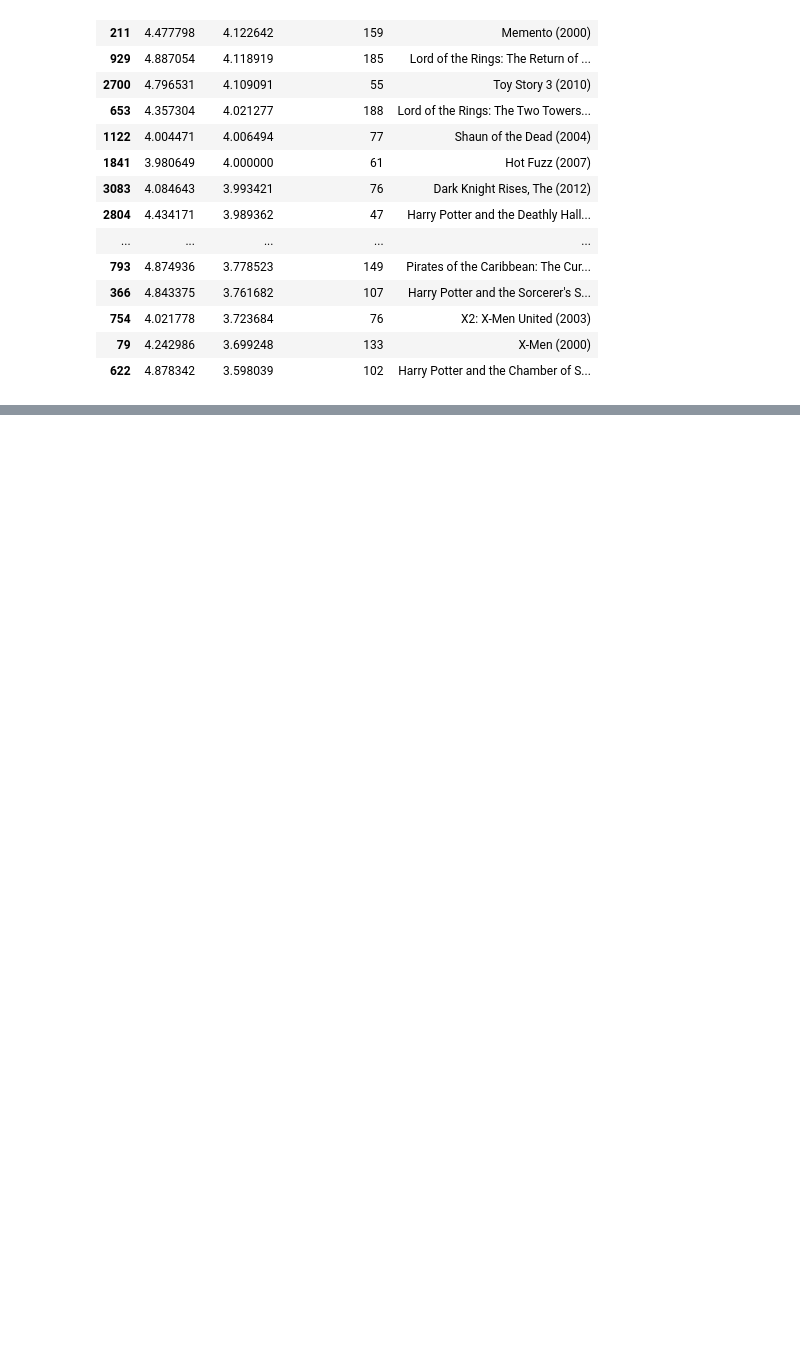
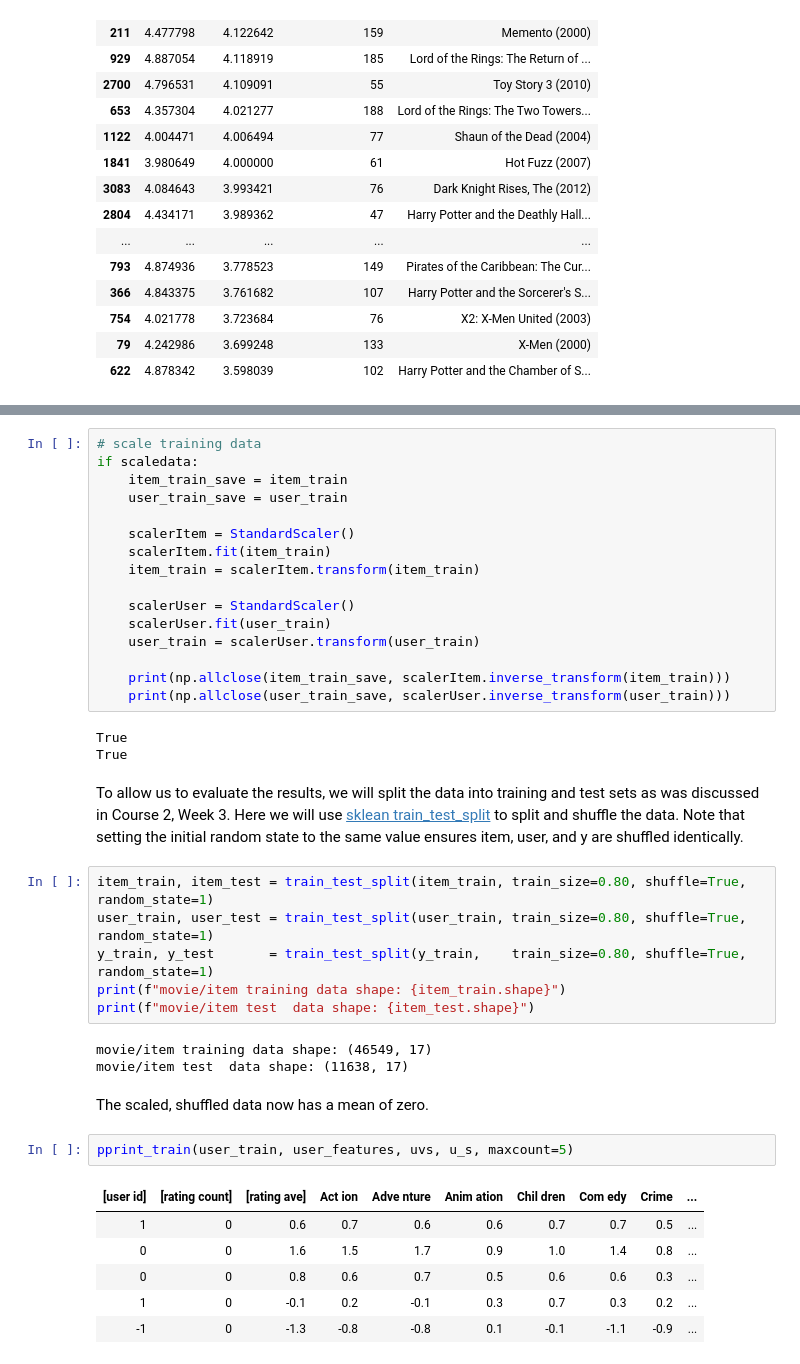
Before and after one commit to KumaarBalbir/py101, a Jupyter notebook: ml/unsupervised.ipynb, the cells around one changed output, grey strips where cells are left out. Cells and saved outputs as stored; diff of their text form; blank space fills up the shorter version.

```diff
--- a/ml/unsupervised.ipynb
+++ b/ml/unsupervised.ipynb
@@ -1070,0 +1152,41 @@ movieList_df.loc[ix[:300]].loc[filter].sort_values("mean rating", ascending=Fals
+# %%
+# scale training data
+if scaledata:
+    item_train_save = item_train
+    user_train_save = user_train
+
+    scalerItem = StandardScaler()
+    scalerItem.fit(item_train)
+    item_train = scalerItem.transform(item_train)
+
+    scalerUser = StandardScaler()
+    scalerUser.fit(user_train)
+    user_train = scalerUser.transform(user_train)
+
+    print(np.allclose(item_train_save, scalerItem.inverse_transform(item_train)))
+    print(np.allclose(user_train_save, scalerUser.inverse_transform(user_train)))
+# %% [output]
+True
+True
+# %% [markdown]
+To allow us to evaluate the results, we will split the data into training and test sets as was discussed in Course 2, Week 3. Here we will use [sklean train_test_split](https://scikit-learn.org/stable/modules/generated/sklearn.model_selection.train_test_split.html) to split and shuffle the data. Note that setting the initial random state to the same value ensures item, user, and y are shuffled identically.
+# %%
+item_train, item_test = train_test_split(item_train, train_size=0.80, shuffle=True, random_state=1)
+user_train, user_test = train_test_split(user_train, train_size=0.80, shuffle=True, random_state=1)
+y_train, y_test       = train_test_split(y_train,    train_size=0.80, shuffle=True, random_state=1)
+print(f"movie/item training data shape: {item_train.shape}")
+print(f"movie/item test  data shape: {item_test.shape}")
+# %% [output]
+movie/item training data shape: (46549, 17)
+movie/item test  data shape: (11638, 17)
+# %% [markdown]
+The scaled, shuffled data now has a mean of zero.
+# %%
+pprint_train(user_train, user_features, uvs, u_s, maxcount=5)
+# %% [output]
+| [user id] | [rating count] | [rating ave] | Act ion | Adve nture | Anim ation | Chil dren | Com edy | Crime | ... |
+| 1 | 0 | 0.6 | 0.7 | 0.6 | 0.6 | 0.7 | 0.7 | 0.5 | ... |
+| 0 | 0 | 1.6 | 1.5 | 1.7 | 0.9 | 1.0 | 1.4 | 0.8 | ... |
+| 0 | 0 | 0.8 | 0.6 | 0.7 | 0.5 | 0.6 | 0.6 | 0.3 | ... |
+| 1 | 0 | -0.1 | 0.2 | -0.1 | 0.3 | 0.7 | 0.3 | 0.2 | ... |
+| -1 | 0 | -1.3 | -0.8 | -0.8 | 0.1 | -0.1 | -1.1 | -0.9 | ... |
```
Also changed, not shown: parts of 40 cells of this notebook.
